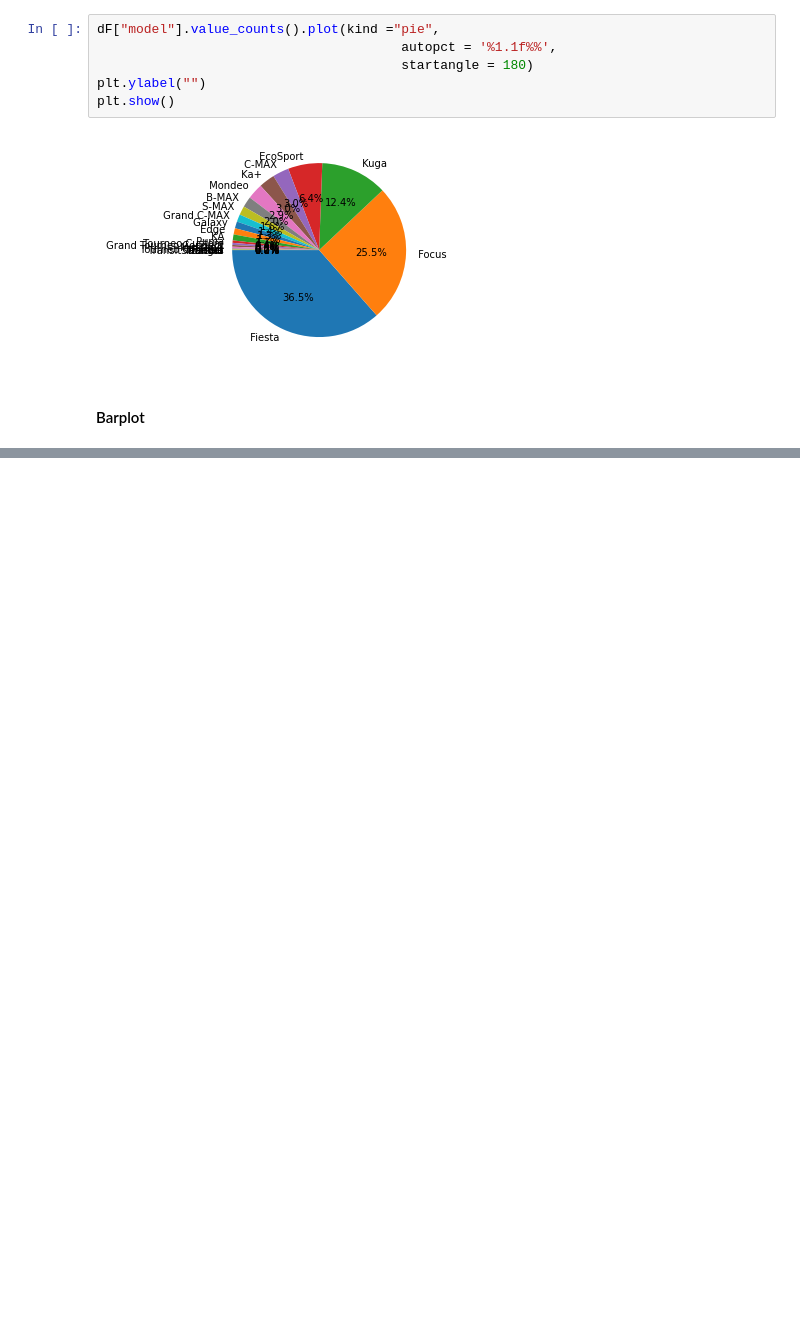
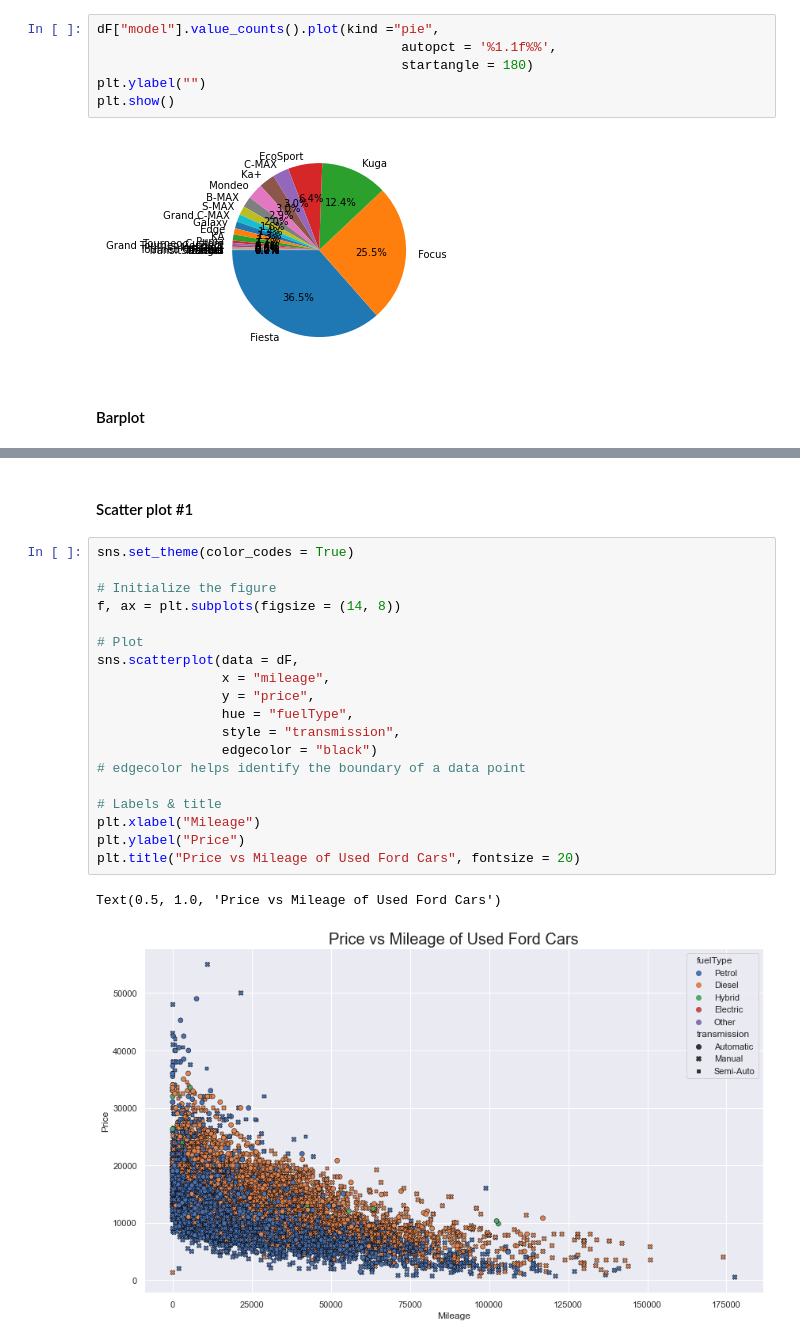
Before and after one commit to st0rmw1nd/ford_used_car_analysis, a Jupyter notebook: ford_used_car_analysis.ipynb, the cells around one changed output, grey strips where cells are left out. Drawn from its saved outputs; the diff is of its cells as text; blank space fills up the shorter version.

```diff
--- a/ford_used_car_analysis.ipynb
+++ b/ford_used_car_analysis.ipynb
@@ -166,0 +164,24 @@ plt.show()
+# %% [markdown]
+#### Scatter plot #1
+# %%
+sns.set_theme(color_codes = True)
+
+# Initialize the figure
+f, ax = plt.subplots(figsize = (14, 8))
+
+# Plot
+sns.scatterplot(data = dF,
+                x = "mileage",
+                y = "price",
+                hue = "fuelType",
+                style = "transmission",
+                edgecolor = "black")
+# edgecolor helps identify the boundary of a data point
+
+# Labels & title
+plt.xlabel("Mileage")
+plt.ylabel("Price")
+plt.title("Price vs Mileage of Used Ford Cars", fontsize = 20)
+# %% [output]
+Text(0.5, 1.0, 'Price vs Mileage of Used Ford Cars')
+[figure, added]
```
Also changed, not shown: parts of 13 cells of this notebook.
